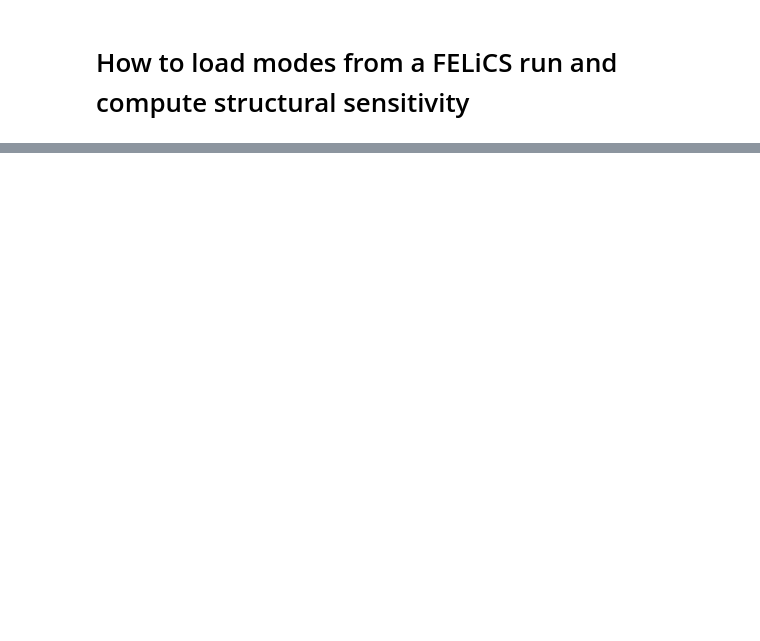
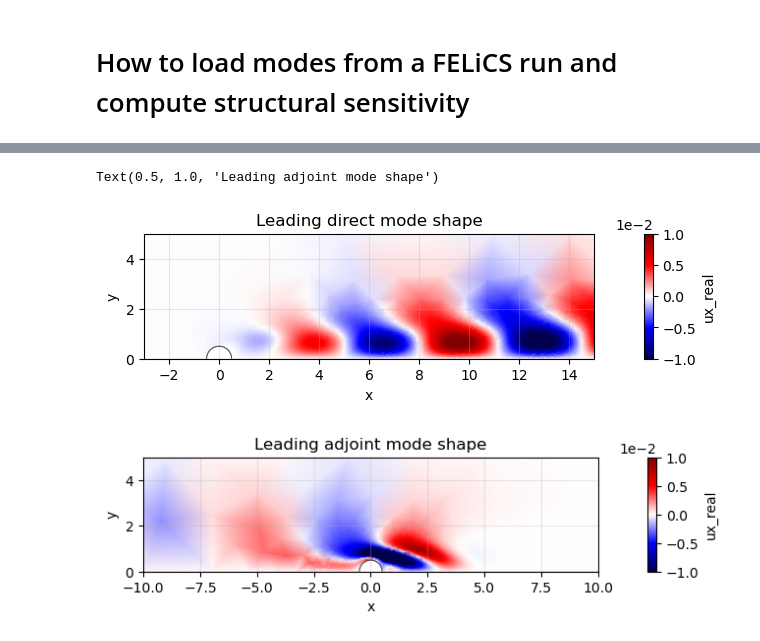
Before and after one commit to arash-mp/FELiCS_FSI, a Jupyter notebook: how_tos/04_LoadingModesAndStructuralSensitivity/04_HowToLoadModesAndComputeStructuralSensitivity.ipynb, the cells around one changed output, grey strips where cells are left out. Cells and saved outputs as stored; diff of their text form; code cells hidden in the pictures; blank space fills up the shorter version.

```diff
--- a/how_tos/04_LoadingModesAndStructuralSensitivity/04_HowToLoadModesAndComputeStructuralSensitivity.ipynb
+++ b/how_tos/04_LoadingModesAndStructuralSensitivity/04_HowToLoadModesAndComputeStructuralSensitivity.ipynb
@@ -273,0 +150,28 @@ sS.plot(xlim=(-2, 6), ylim=(0, 4))
+# %%
+# Get the leading eigenvalue and eigenvector
+leading_mode_direct    = importSolution.get_leading_mode()
+
+# Similarly, we can get the leading adjoint mode
+leading_mode_adjoint   = importSolution.get_leading_mode(adjoint = True)
+
+# Plot the leading mode shape
+ax = leading_mode_direct.plot(
+    'ux',
+    xlim = (-3, 15),
+    ylim = (0, 5),
+    clim = (-1e-2, 1e-2)
+)
+ax.set_title("Leading direct mode shape")
+
+# Plot the leading adjoint mode shape
+ax = leading_mode_adjoint.plot(
+    'ux',
+    xlim = (-10, 10),
+    ylim = (0, 5),
+    clim = (-1e-2, 1e-2)
+)
+ax.set_title("Leading adjoint mode shape")
+# %% [output]
+Text(0.5, 1.0, 'Leading adjoint mode shape')
+[figure, added]
+[figure, added]
```
Also changed, not shown: parts of 65 cells of this notebook, 51 other files.
